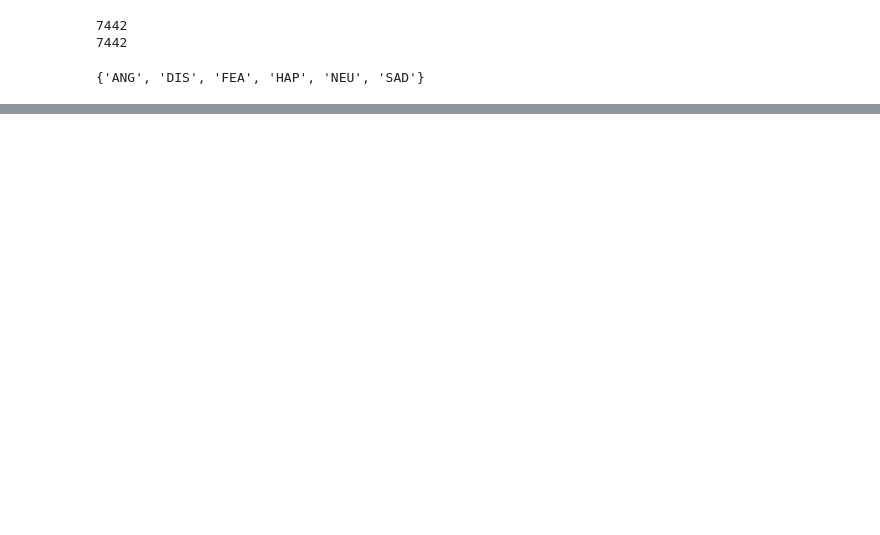
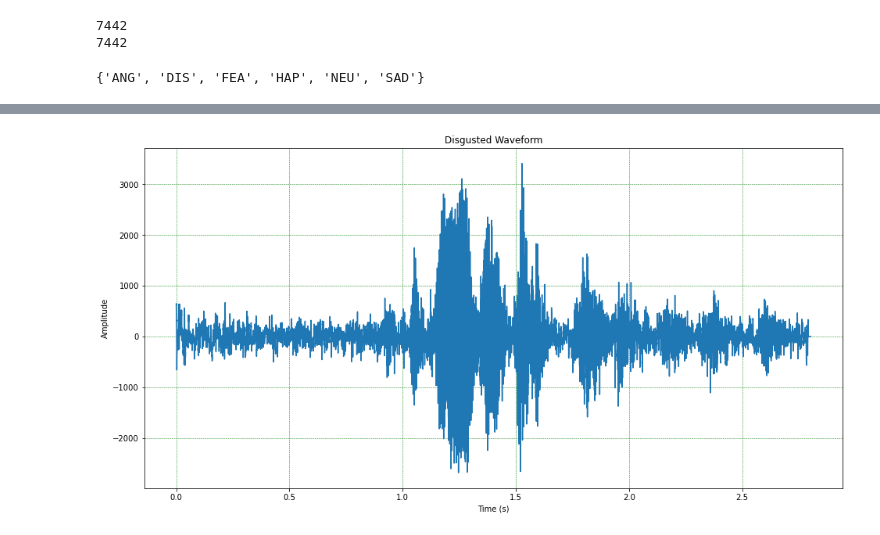
Before and after one commit to ranabarakat/Speech-Emotion-Recognition, a Jupyter notebook: test.ipynb, the cells around one changed output, grey strips where cells are left out. Saved outputs shown, nothing was run; the diff lists cells and outputs as text; code cells hidden in the pictures; blank space fills up the shorter version.

```diff
--- a/test.ipynb
+++ b/test.ipynb
@@ -45,0 +74,22 @@ df
+# %%
+# DISGUSTED
+
+disgusted_audios = list(df[df['label'] == 'DIS']['data'])
+idx = random.randint(0,len(disgusted_audios)-1) # choosing a random disgusted file
+
+disgusted_audio = disgusted_audios[idx][0]
+disgusted_fs = disgusted_audios[idx][1]
+duration = len(disgusted_audio)/disgusted_fs
+
+time = np.arange(0,duration,1/disgusted_fs) #time vector
+
+plt.figure(figsize=(16,8))
+plt.plot(time,disgusted_audio)
+plt.xlabel('Time (s)')
+plt.ylabel('Amplitude')
+plt.title('Disgusted Waveform')
+plt.grid(color = 'green', linestyle = '--', linewidth = 0.5)
+plt.show()
+IPython.display.Audio(disgusted_audio,rate=disgusted_fs)
+# %% [output]
+[figure, added]
```
Also changed, not shown: parts of 10 cells of this notebook.
